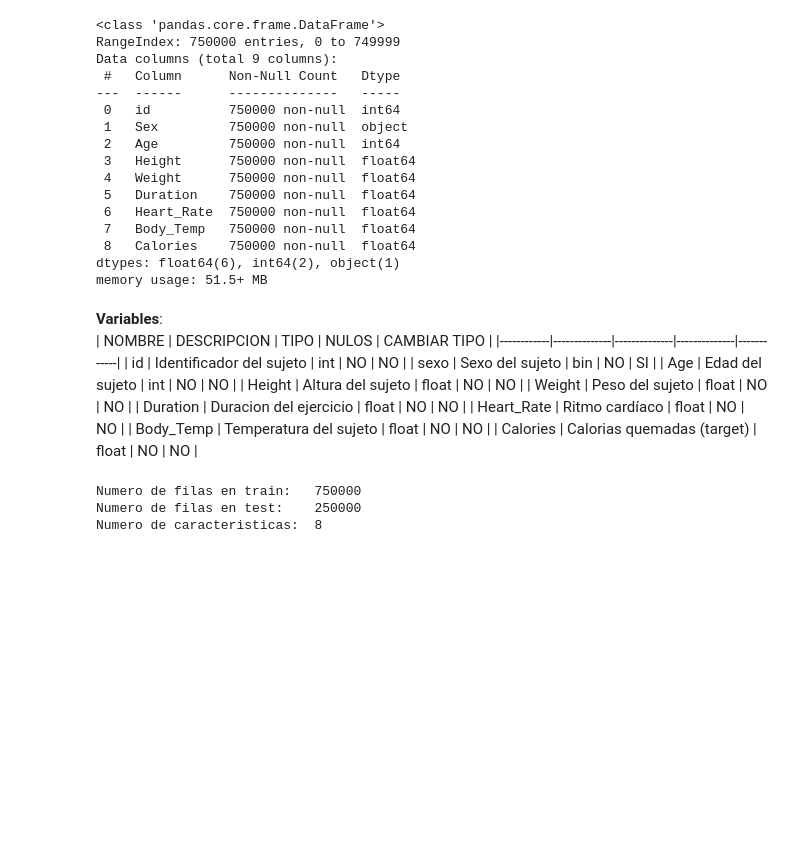
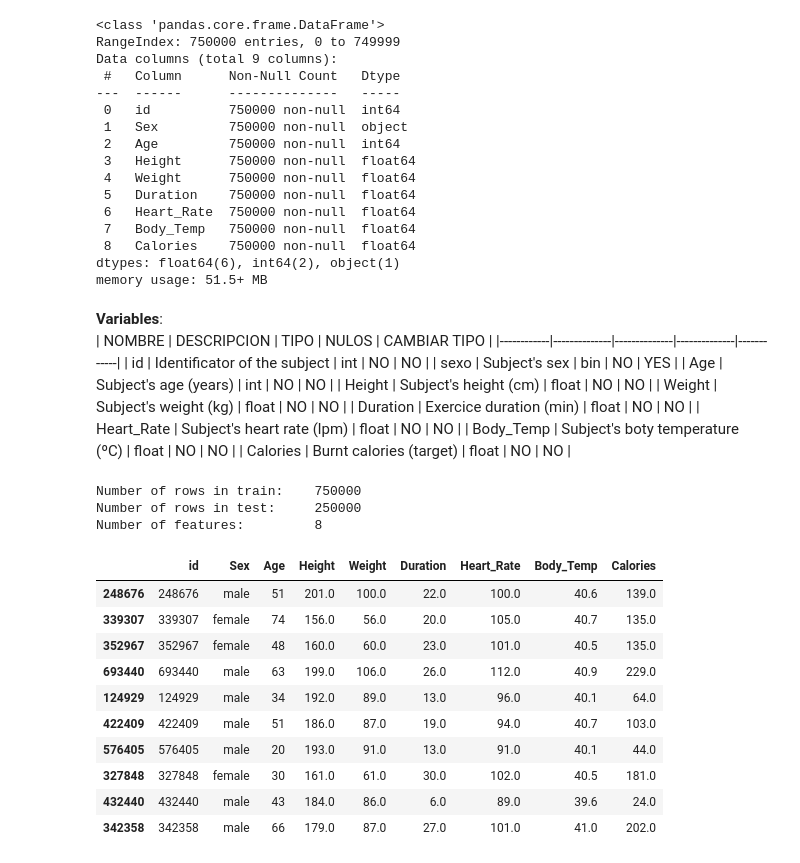
Before and after one commit to JavierMdT/Calories-Expenditure-Prediction, a Jupyter notebook: notebook.ipynb, the cells around one changed output. Drawn from its saved outputs; the diff is of its cells as text; code cells hidden in the pictures; blank space fills up the shorter version.

```diff
--- a/notebook.ipynb
+++ b/notebook.ipynb
@@ -46,21 +50,36 @@ memory usage: 51.5+ MB
 **Variables**:<br>
 | NOMBRE | DESCRIPCION  | TIPO | NULOS | CAMBIAR TIPO |
 |------------|--------------|--------------|--------------|------------|
-| id | Identificador del sujeto | int | NO |  NO |
-| sexo | Sexo del sujeto | bin | NO | SI |
-| Age | Edad del sujeto | int | NO | NO |
-| Height | Altura del sujeto | float | NO | NO |
-| Weight | Peso del sujeto | float | NO | NO |
-| Duration | Duracion del ejercicio | float | NO | NO |
-| Heart_Rate | Ritmo cardíaco | float | NO | NO |
-| Body_Temp | Temperatura del sujeto | float | NO | NO |
-| Calories | Calorias quemadas (target) | float | NO | NO |
+| id | Identificator of the subject | int | NO |  NO |
+| sexo | Subject's sex | bin | NO | YES |
+| Age | Subject's age (years) | int | NO | NO |
+| Height | Subject's height (cm) | float | NO | NO |
+| Weight | Subject's weight (kg) | float | NO | NO |
+| Duration | Exercice duration (min) | float | NO | NO |
+| Heart_Rate | Subject's heart rate (lpm) | float | NO | NO |
+| Body_Temp | Subject's boty temperature (ºC) | float | NO | NO |
+| Calories | Burnt calories (target) | float | NO | NO |
 # %%
 # Informacion extra
-print("Numero de filas en train:  ",train.shape[0])
-print("Numero de filas en test:   ",test.shape[0])
-print("Numero de caracteristicas: ",train.shape[1]-1)
+print("Number of rows in train:   ",train.shape[0])
+print("Number of rows in test:    ",test.shape[0])
+print("Number of features:        ",train.shape[1]-1)
 # %% [output]
-Numero de filas en train:   750000
-Numero de filas en test:    250000
-Numero de caracteristicas:  8
+Number of rows in train:    750000
+Number of rows in test:     250000
+Number of features:         8
+# %%
+# Some observations
+train.sample(10)
+# %% [output]
+|  | id | Sex | Age | Height | Weight | Duration | Heart_Rate | Body_Temp | Calories |
+| 248676 | 248676 | male | 51 | 201.0 | 100.0 | 22.0 | 100.0 | 40.6 | 139.0 |
+| 339307 | 339307 | female | 74 | 156.0 | 56.0 | 20.0 | 105.0 | 40.7 | 135.0 |
+| 352967 | 352967 | female | 48 | 160.0 | 60.0 | 23.0 | 101.0 | 40.5 | 135.0 |
+| 693440 | 693440 | male | 63 | 199.0 | 106.0 | 26.0 | 112.0 | 40.9 | 229.0 |
+| 124929 | 124929 | male | 34 | 192.0 | 89.0 | 13.0 | 96.0 | 40.1 | 64.0 |
+| 422409 | 422409 | male | 51 | 186.0 | 87.0 | 19.0 | 94.0 | 40.7 | 103.0 |
+| 576405 | 576405 | male | 20 | 193.0 | 91.0 | 13.0 | 91.0 | 40.1 | 44.0 |
+| 327848 | 327848 | female | 30 | 161.0 | 61.0 | 30.0 | 102.0 | 40.5 | 181.0 |
+| 432440 | 432440 | male | 43 | 184.0 | 86.0 | 6.0 | 89.0 | 39.6 | 24.0 |
+| 342358 | 342358 | male | 66 | 179.0 | 87.0 | 27.0 | 101.0 | 41.0 | 202.0 |
```
Also changed, not shown: parts of 9 cells of this notebook, 2 other files.
